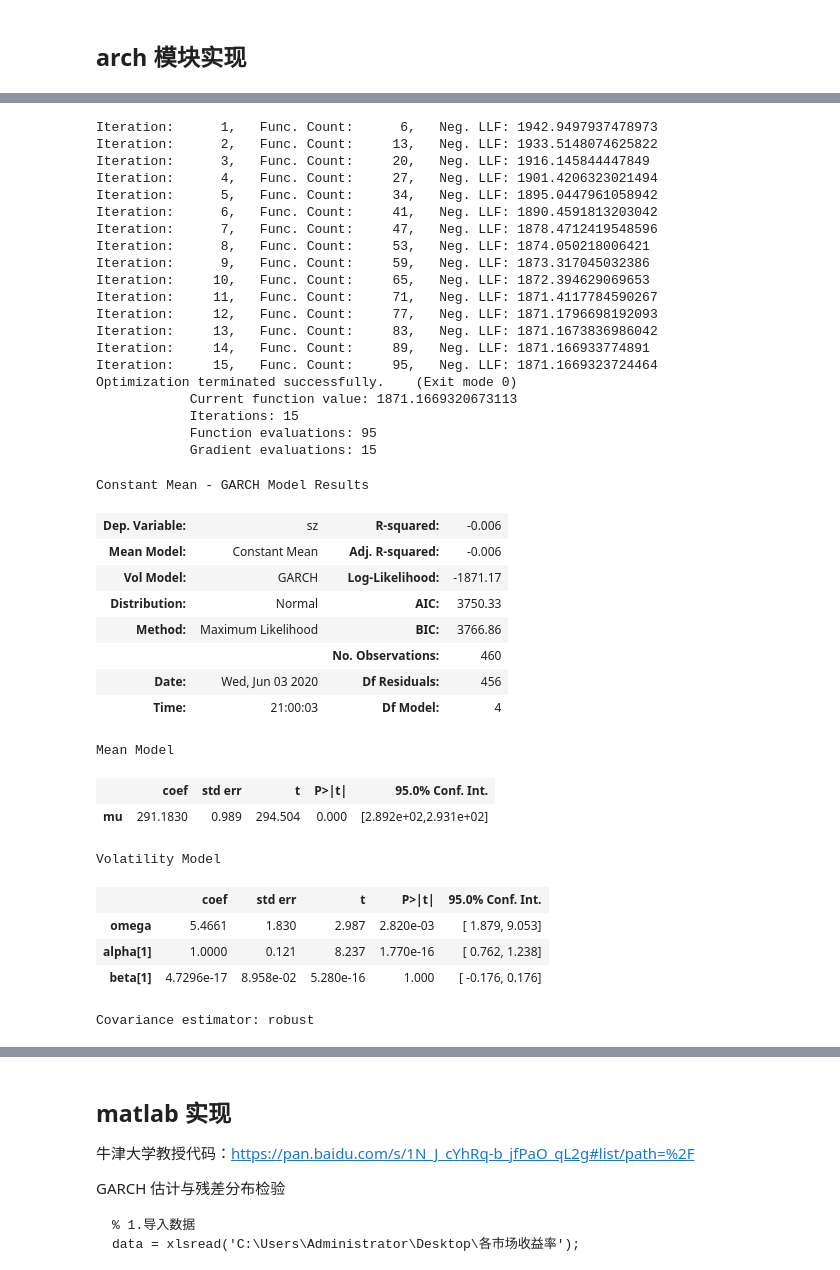
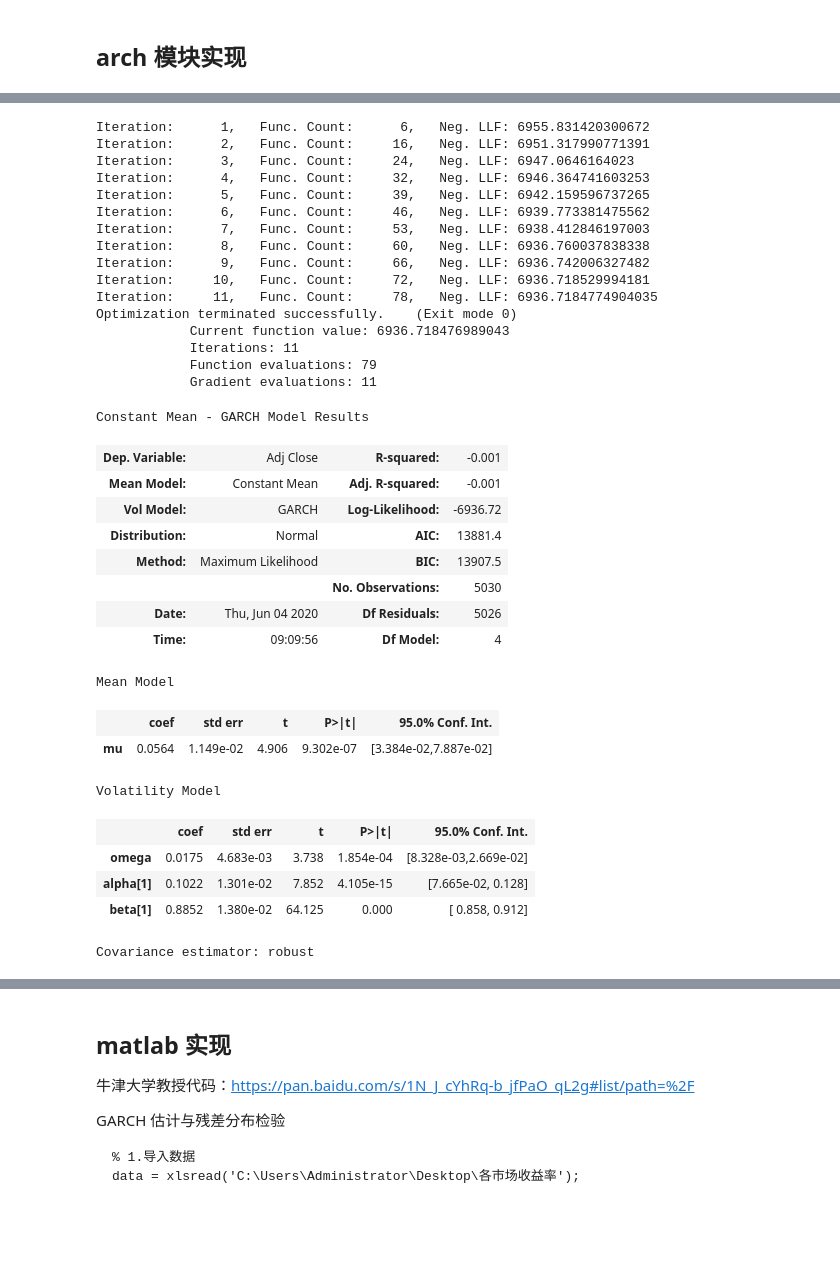
Before and after one commit to lei940324/econometrics, a Jupyter notebook: 金融时间序列/GARCH模型.ipynb, the cells around one changed output, grey strips where cells are left out. Cells and saved outputs as stored; diff of their text form; code cells hidden in the pictures; blank space fills up the shorter version.

```diff
--- a/金融时间序列/GARCH模型.ipynb
+++ b/金融时间序列/GARCH模型.ipynb
@@ -47,3 +47,15 @@ $$P\left(F_{X}(X) \leq a\right)=P\left(X \leq F_{X}^{-1}(a)\right)=F_{X}\left(F_
 则累积分布函数 $Y=F_{X}(X)$ 服从 [0, 1] 间的均匀分布。
 # %% [markdown]
 ## arch 模块实现
+# %%
+import datetime as dt
+
+import arch.data.sp500
+
+st = dt.datetime(1988, 1, 1)
+en = dt.datetime(2018, 1, 1)
+data = arch.data.sp500.load()
+market = data['Adj Close']
+returns = 100 * market.pct_change().dropna()
+ax = returns.plot()
+xlim = ax.set_xlim(returns.index.min(), returns.index.max())
@@ -50,49 +64,42 @@ $$P\left(F_{X}(X) \leq a\right)=P\left(X \leq F_{X}^{-1}(a)\right)=F_{X}\left(F_
 # %%
 from arch import arch_model
-import pandas as pd
 
-data = pd.read_excel('../数据/上证指数与沪深300.xlsx')
-
-model_arch = arch_model(y=0.1*data['sz'], mean='Constant', lags=0, vol='GARCH',p=1,
+model_arch = arch_model(y=returns, mean='Constant', lags=0, vol='GARCH',p=1,
                        o=0, q=1, dist='normal')   # 构建 GARCH（1,1)模型
 res = model_arch.fit()
 res.summary()
 # %% [output]
-Iteration:      1,   Func. Count:      6,   Neg. LLF: 1942.9497937478973
-Iteration:      2,   Func. Count:     13,   Neg. LLF: 1933.5148074625822
-Iteration:      3,   Func. Count:     20,   Neg. LLF: 1916.145844447849
-Iteration:      4,   Func. Count:     27,   Neg. LLF: 1901.4206323021494
-Iteration:      5,   Func. Count:     34,   Neg. LLF: 1895.0447961058942
-Iteration:      6,   Func. Count:     41,   Neg. LLF: 1890.4591813203042
-Iteration:      7,   Func. Count:     47,   Neg. LLF: 1878.4712419548596
-Iteration:      8,   Func. Count:     53,   Neg. LLF: 1874.050218006421
-Iteration:      9,   Func. Count:     59,   Neg. LLF: 1873.317045032386
-Iteration:     10,   Func. Count:     65,   Neg. LLF: 1872.394629069653
-Iteration:     11,   Func. Count:     71,   Neg. LLF: 1871.4117784590267
-Iteration:     12,   Func. Count:     77,   Neg. LLF: 1871.1796698192093
-Iteration:     13,   Func. Count:     83,   Neg. LLF: 1871.1673836986042
-Iteration:     14,   Func. Count:     89,   Neg. LLF: 1871.166933774891
-Iteration:     15,   Func. Count:     95,   Neg. LLF: 1871.1669323724464
+Iteration:      1,   Func. Count:      6,   Neg. LLF: 6955.831420300672
+Iteration:      2,   Func. Count:     16,   Neg. LLF: 6951.317990771391
+Iteration:      3,   Func. Count:     24,   Neg. LLF: 6947.0646164023
+Iteration:      4,   Func. Count:     32,   Neg. LLF: 6946.364741603253
+Iteration:      5,   Func. Count:     39,   Neg. LLF: 6942.159596737265
+Iteration:      6,   Func. Count:     46,   Neg. LLF: 6939.773381475562
+Iteration:      7,   Func. Count:     53,   Neg. LLF: 6938.412846197003
+Iteration:      8,   Func. Count:     60,   Neg. LLF: 6936.760037838338
+Iteration:      9,   Func. Count:     66,   Neg. LLF: 6936.742006327482
+Iteration:     10,   Func. Count:     72,   Neg. LLF: 6936.718529994181
+Iteration:     11,   Func. Count:     78,   Neg. LLF: 6936.7184774904035
 Optimization terminated successfully.    (Exit mode 0)
-            Current function value: 1871.1669320673113
-            Iterations: 15
-            Function evaluations: 95
-            Gradient evaluations: 15
+            Current function value: 6936.718476989043
+            Iterations: 11
+            Function evaluations: 79
+            Gradient evaluations: 11
 Constant Mean - GARCH Model Results
-| Dep. Variable: | sz | R-squared: | -0.006 |
-| Mean Model: | Constant Mean | Adj. R-squared: | -0.006 |
-| Vol Model: | GARCH | Log-Likelihood: | -1871.17 |
-| Distribution: | Normal | AIC: | 3750.33 |
-| Method: | Maximum Likelihood | BIC: | 3766.86 |
-|  |  | No. Observations: | 460 |
-| Date: | Wed, Jun 03 2020 | Df Residuals: | 456 |
-| Time: | 21:00:03 | Df Model: | 4 |
+| Dep. Variable: | Adj Close | R-squared: | -0.001 |
+| Mean Model: | Constant Mean | Adj. R-squared: | -0.001 |
+| Vol Model: | GARCH | Log-Likelihood: | -6936.72 |
+| Distribution: | Normal | AIC: | 13881.4 |
+| Method: | Maximum Likelihood | BIC: | 13907.5 |
+|  |  | No. Observations: | 5030 |
+| Date: | Thu, Jun 04 2020 | Df Residuals: | 5026 |
+| Time: | 09:09:56 | Df Model: | 4 |
 Mean Model
 |  | coef | std err | t | P>|t| | 95.0% Conf. Int. |
-| mu | 291.1830 | 0.989 | 294.504 | 0.000 | [2.892e+02,2.931e+02] |
+| mu | 0.0564 | 1.149e-02 | 4.906 | 9.302e-07 | [3.384e-02,7.887e-02] |
 Volatility Model
 |  | coef | std err | t | P>|t| | 95.0% Conf. Int. |
-| omega | 5.4661 | 1.830 | 2.987 | 2.820e-03 | [ 1.879, 9.053] |
-| alpha[1] | 1.0000 | 0.121 | 8.237 | 1.770e-16 | [ 0.762, 1.238] |
-| beta[1] | 4.7296e-17 | 8.958e-02 | 5.280e-16 | 1.000 | [ -0.176, 0.176] |
+| omega | 0.0175 | 4.683e-03 | 3.738 | 1.854e-04 | [8.328e-03,2.669e-02] |
+| alpha[1] | 0.1022 | 1.301e-02 | 7.852 | 4.105e-15 | [7.665e-02, 0.128] |
+| beta[1] | 0.8852 | 1.380e-02 | 64.125 | 0.000 | [ 0.858, 0.912] |
 Covariance estimator: robust
```
Also changed, not shown: parts of 3 cells of this notebook, 14 other files.
